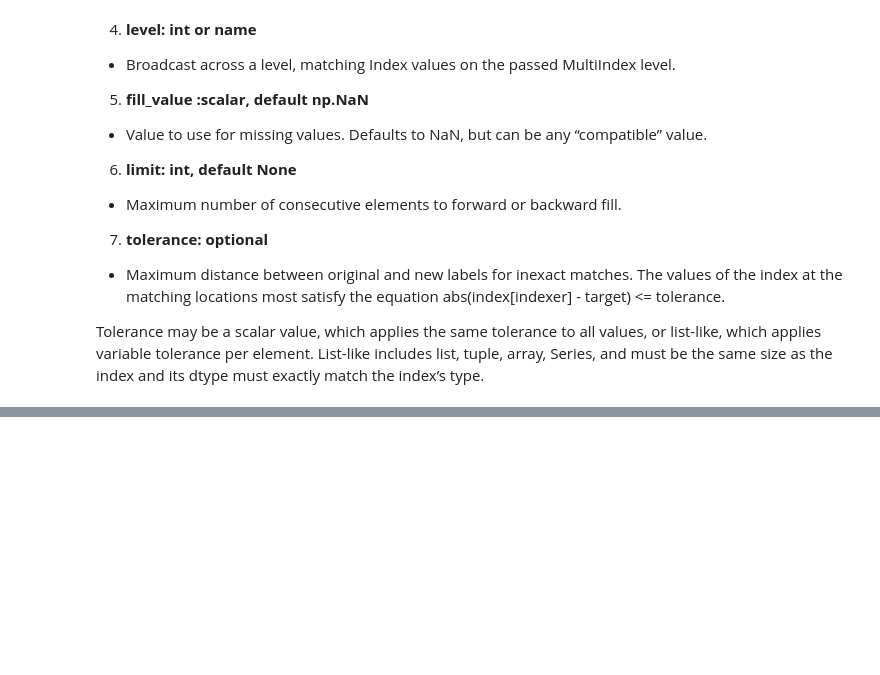
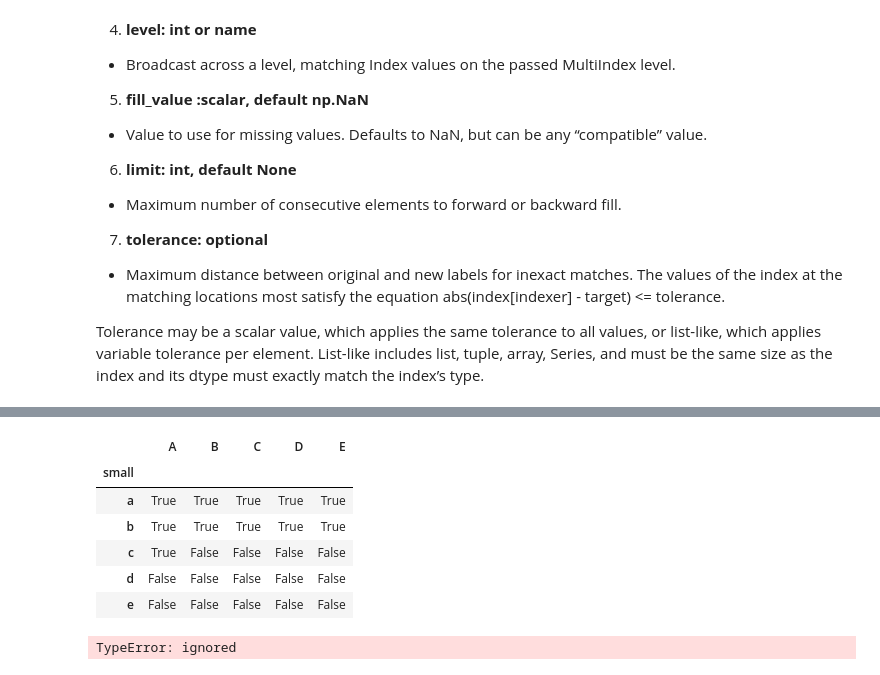
Before and after one commit to alekhaya99/Pandas_Tutorial, a Jupyter notebook: Pandas_Tutorial_2.ipynb, the cells around one changed output, grey strips where cells are left out. Drawn from its saved outputs; the diff is of its cells as text; code cells hidden in the pictures; blank space fills up the shorter version.

```diff
--- a/Pandas_Tutorial_2.ipynb
+++ b/Pandas_Tutorial_2.ipynb
@@ -124,0 +290,14 @@ Tolerance may be a scalar value, which applies the same tolerance to all values,
+# %%
+Object_DataFrame3<=10
+# %% [output]
+|  | A | B | C | D | E |
+| small |  |  |  |  |  |
+| a | True | True | True | True | True |
+| b | True | True | True | True | True |
+| c | True | False | False | False | False |
+| d | False | False | False | False | False |
+| e | False | False | False | False | False |
+# %%
+Object_DataFrame3[Object_DataFrame3<=10]='I changed the value'
+# %% [output]
+TypeError: ignored
```
Also changed, not shown: parts of 25 cells of this notebook.
